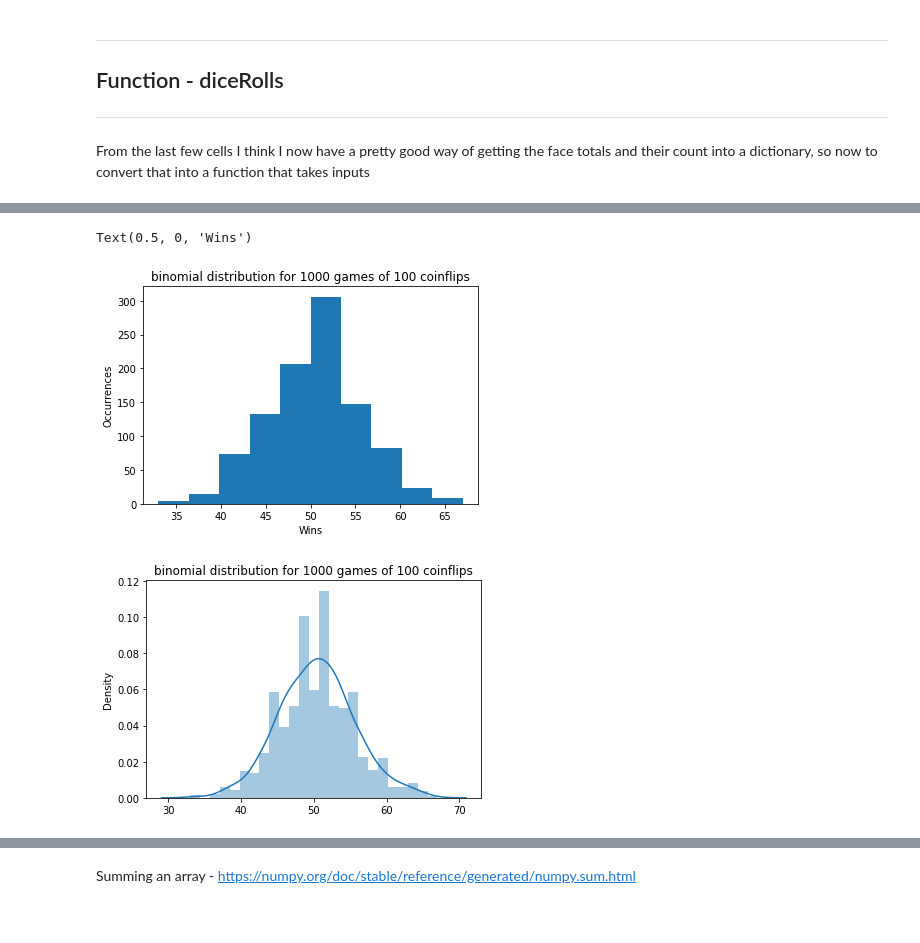
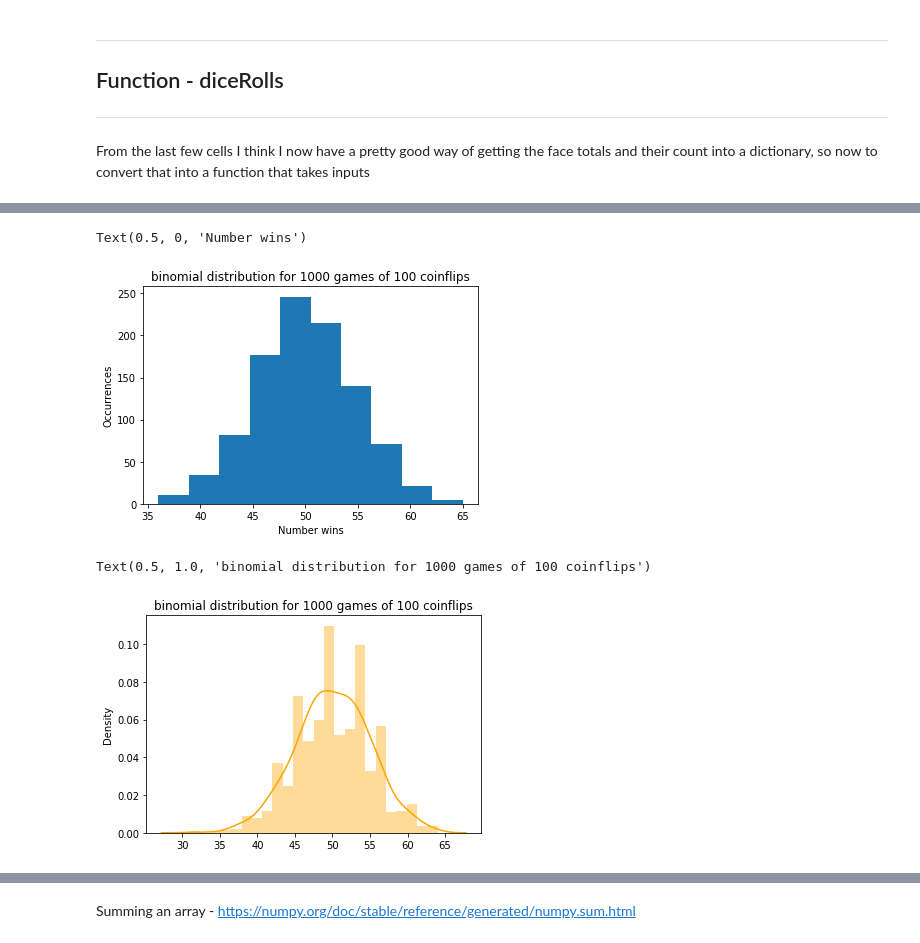
Before and after one commit to itskeithstudent/Fundamentals-Of-Data-Analysis-52446-Tasks, a Jupyter notebook: Tasks.ipynb, the cells around one changed output, grey strips where cells are left out. Drawn from its saved outputs; the diff is of its cells as text; code cells hidden in the pictures.

Commit message:
Update markdown for task 3 around usage of choice to recreate functionality of binomial distribution, change colour to seaborn distplots, add print of binomial returned array

```diff
--- a/Tasks.ipynb
+++ b/Tasks.ipynb
@@ -264,14 +287,15 @@ From the task definition from Ian, we know that our size (n) is 100 as we want t
 # %%
-coinflip_binomial = rng.binomial(100,0.5,1000)
 plt.hist(coinflip_binomial)
 plt.title('binomial distribution for 1000 games of 100 coinflips')
 plt.ylabel('Occurrences')
 plt.xlabel('Number wins')
 # %% [output]
-Text(0.5, 0, 'Wins')
+Text(0.5, 0, 'Number wins')
-[figure, old version]
+[figure, new version]
 # %%
 import seaborn as sns
-sns.distplot(coinflip_binomial).set_title('binomial distribution for 1000 games of 100 coinflips');
+#to distinguish from hist above colour plot using orange
+sns.distplot(coinflip_binomial, color='orange').set_title('binomial distribution for 1000 games of 100 coinflips')
 # %% [output]
+Text(0.5, 1.0, 'binomial distribution for 1000 games of 100 coinflips')
-[figure, old version]
+[figure, new version]
```
Also changed, not shown: parts of 19 cells of this notebook.
